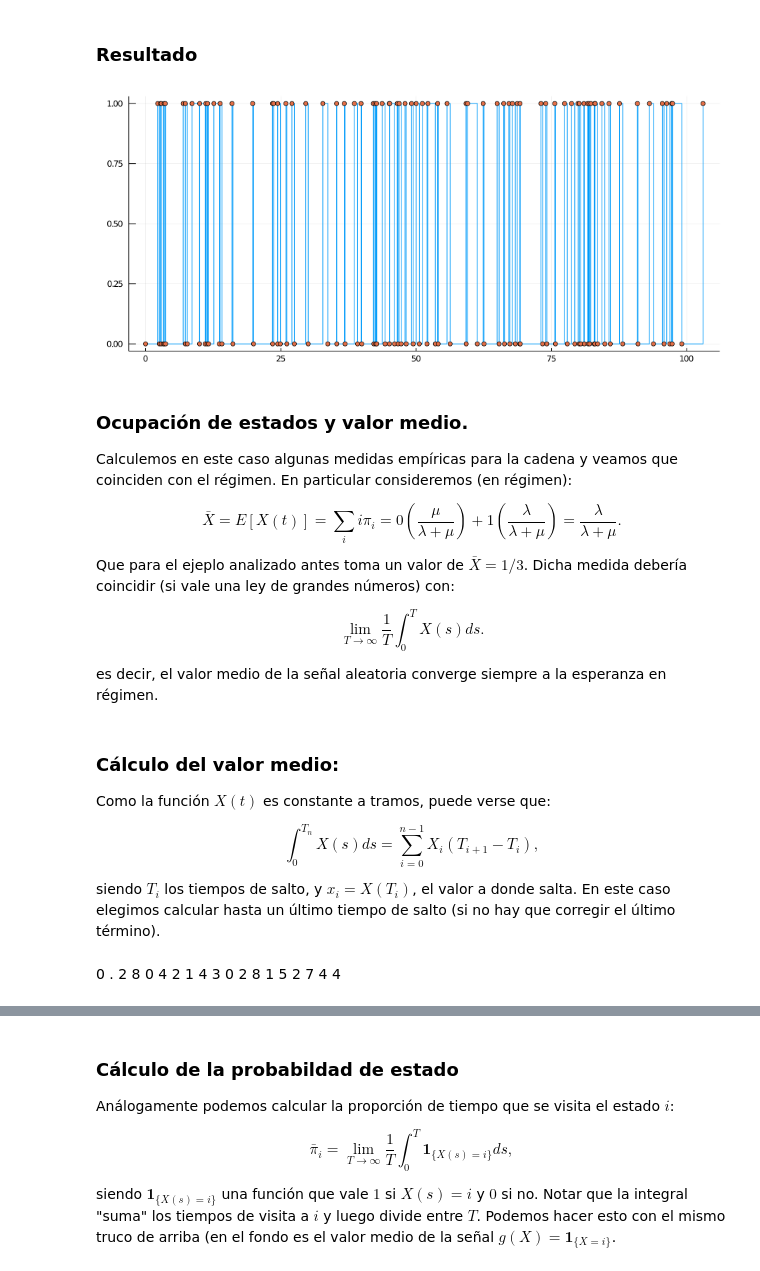
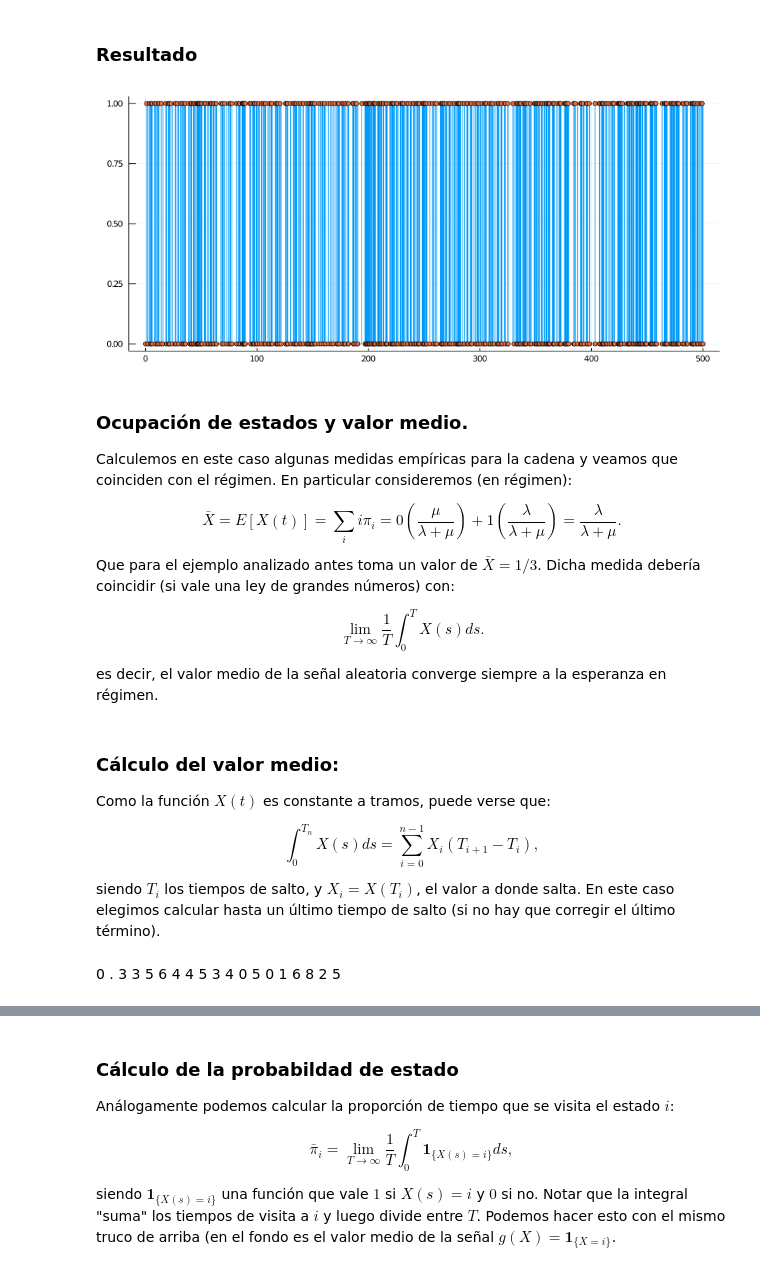
Before and after one commit to aferragu/analisisderedes, a Jupyter notebook: Cadenas de Markov de Tiempo Continuo II.ipynb, the cells around one changed output, grey strips where cells are left out. Saved outputs shown, nothing was run; the diff lists cells and outputs as text; code cells hidden in the pictures.

```diff
--- a/Cadenas de Markov de Tiempo Continuo II.ipynb
+++ b/Cadenas de Markov de Tiempo Continuo II.ipynb
@@ -168,15 +168,15 @@ simula_ON_OFF (generic function with 1 method)
 ### Resultado
 # %%
 lambda = 1.0
-mu=2.0
+mu = 2.0
 pi_inicial = [1.0,0.0]
-Tfinal = 100.0
+Tfinal = 500.0
 
 T,X = simula_ON_OFF(lambda,mu,pi_inicial,Tfinal)
 plot(T,X,lt=:steppost, legend=:none)
 scatter!(T,X)
 # %% [output]
-[figure, old version]
+[figure, new version]
 # %% [markdown]
 ### Ocupación de estados y valor medio.
 
@@ -184,7 +184,7 @@ Calculemos en este caso algunas medidas empíricas para la cadena y veamos que c
 
 $$\bar{X} = E[X(t)] = \sum_i i \pi_i = 0\left(\frac{\mu}{\lambda+\mu}\right) + 1 \left( \frac{\lambda}{\lambda+\mu}\right) = \frac{\lambda}{\lambda+\mu}.$$
 
-Que para el ejeplo analizado antes toma un valor de $\bar{X} = 1/3$. Dicha medida debería coincidir (si vale una ley de grandes números) con:
+Que para el ejemplo analizado antes toma un valor de $\bar{X} = 1/3$. Dicha medida debería coincidir (si vale una ley de grandes números) con:
 
 $$\lim_{T\to\infty} \frac{1}{T} \int_0^T X(s)ds.$$
 
@@ -196,13 +196,13 @@ Como la función $X(t)$ es constante a tramos, puede verse que:
 
 $$\int_0^{T_n} X(s)ds = \sum_{i=0}^{n-1} X_i (T_{i+1}-T_i),$$
 
-siendo $T_i$ los tiempos de salto, y $x_i = X(T_i)$, el valor a donde salta. En este caso elegimos calcular hasta un último tiempo de salto (si no hay que corregir el último término).
+siendo $T_i$ los tiempos de salto, y $X_i = X(T_i)$, el valor a donde salta. En este caso elegimos calcular hasta un último tiempo de salto (si no hay que corregir el último término).
 # %%
 ### Calculo del valor medio:
 
 Xbar = sum(X[1:end-1].*diff(T))/T[end]
 # %% [output]
-0 . 2 8 0 4 2 1 4 3 0 2 8 1 5 2 7 4 4
+0 . 3 3 5 6 4 4 5 3 4 0 5 0 1 6 8 2 5
 # %%
 ## Evolucion
 
```
Also changed, not shown: parts of 12 cells of this notebook.
